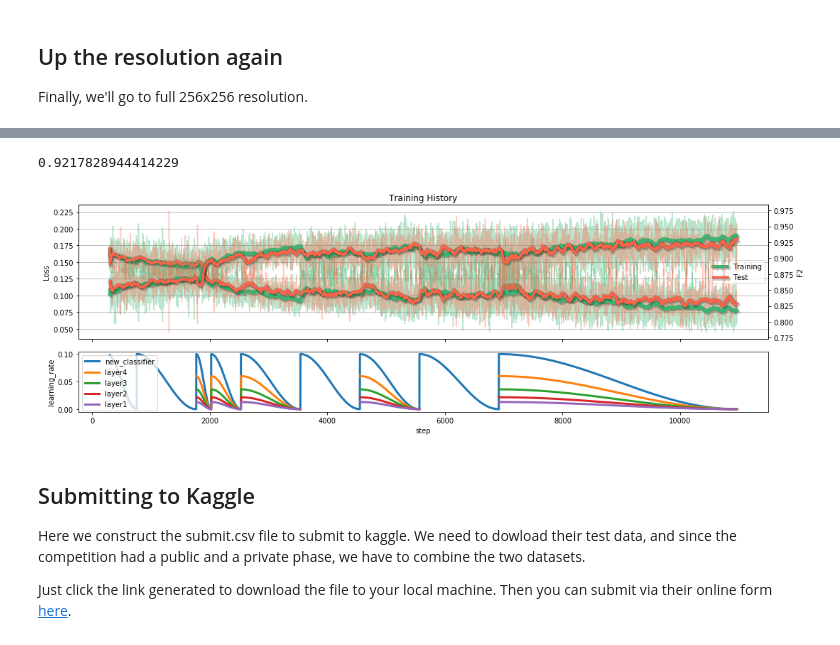
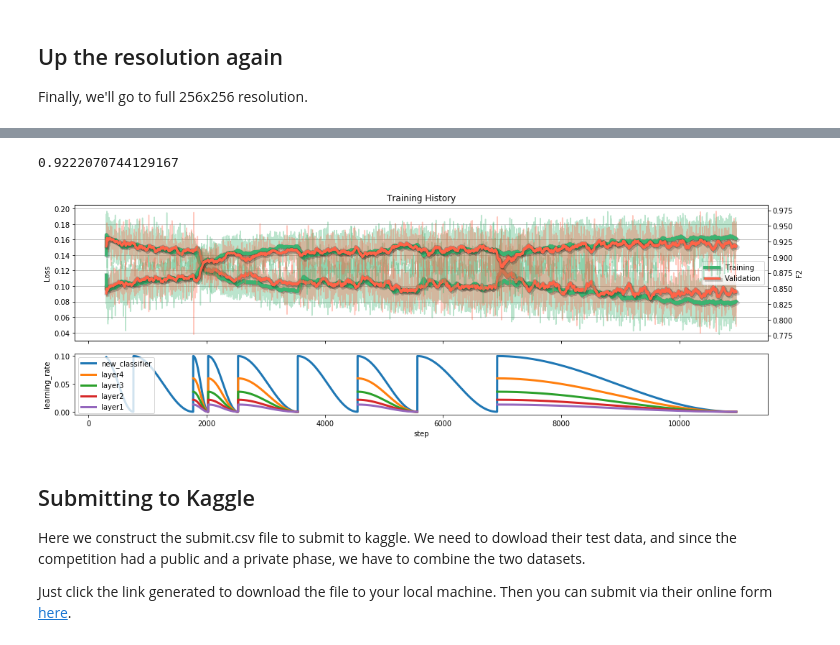
Before and after one commit to davidlmorton/fastai-course-sconce, a Jupyter notebook: lesson_2_planet.ipynb, the cells around one changed output, grey strips where cells are left out. Saved outputs shown, nothing was run; the diff lists cells and outputs as text; code cells hidden in the pictures.

```diff
--- a/lesson_2_planet.ipynb
+++ b/lesson_2_planet.ipynb
@@ -234,9 +236,7 @@ def create_model(model_class=MyModel):
 # %%
 model = create_model()
 
-trainer = Trainer(model=model,
-    training_data_generator=training_data_generator,
-    test_data_generator=test_data_generator)
+trainer = Trainer(model=model, training_feed=training_feed, validation_feed=validation_feed)
 # %% [output]
 Number of trainable parameters: 138257
 # %%
@@ -325,9 +325,7 @@ def unfreeze(trainer):
 # %%
 model = create_model(model_class=MyLayerWiseModel)
 
-trainer = Trainer(model=model,
-    training_data_generator=training_data_generator,
-    test_data_generator=test_data_generator)
+trainer = Trainer(model=model, training_feed=training_feed, validation_feed=validation_feed)
 # %% [output]
 Number of trainable parameters: 21422929
 # %%
@@ -385,11 +383,10 @@ monitor.dataframe_monitor.df.test_f2.mean()
 Now let's increase the resolution from 64x64 to 128x128.
 Again, we'll train just the 'new classifier' part first, then the whole network.
 # %%
-training_data_generator, test_data_generator = get_data_generators(
-    image_size=128, batch_size=64)
+training_feed, validation_feed = get_data_feeds(image_size=128, batch_size=64)
 
-trainer.training_data_generator = training_data_generator
-trainer.test_data_generator = test_data_generator
+trainer.training_feed = training_feed
+trainer.validation_feed = validation_feed
 # %%
 freeze(trainer)
 
@@ -421,11 +418,10 @@ monitor.dataframe_monitor.df.test_f2.mean()
 
 Finally, we'll go to full 256x256 resolution.
 # %%
-training_data_generator, test_data_generator = get_data_generators(
-    image_size=256, batch_size=48)
+training_feed, validation_feed = get_data_feeds(image_size=256, batch_size=48)
 
-trainer.training_data_generator = training_data_generator
-trainer.test_data_generator = test_data_generator
+trainer.training_feed = training_feed
+trainer.validation_feed = validation_feed
 # %%
 freeze(trainer)
 
@@ -445,6 +441,6 @@ unfreeze(trainer)
 trainer.train(num_epochs=6)
 trainer.monitor.dataframe_monitor.plot(skip_first=300, smooth_window=100, metrics=['loss', 'f2'])
 
-monitor = trainer.test()
-monitor.dataframe_monitor.df.test_f2.mean()
+monitor = trainer.validate()
+monitor.dataframe_monitor.df.validation_f2.mean()
 # %% [output]
@@ -453,5 +449,5 @@ monitor.dataframe_monitor.df.test_f2.mean()
-0.9217828944414229
+0.9222070744129167
-[figure, old version]
+[figure, new version]
 # %% [markdown]
 ## Submitting to Kaggle
 
```
Also changed, not shown: parts of 23 cells of this notebook, 4 other files.
